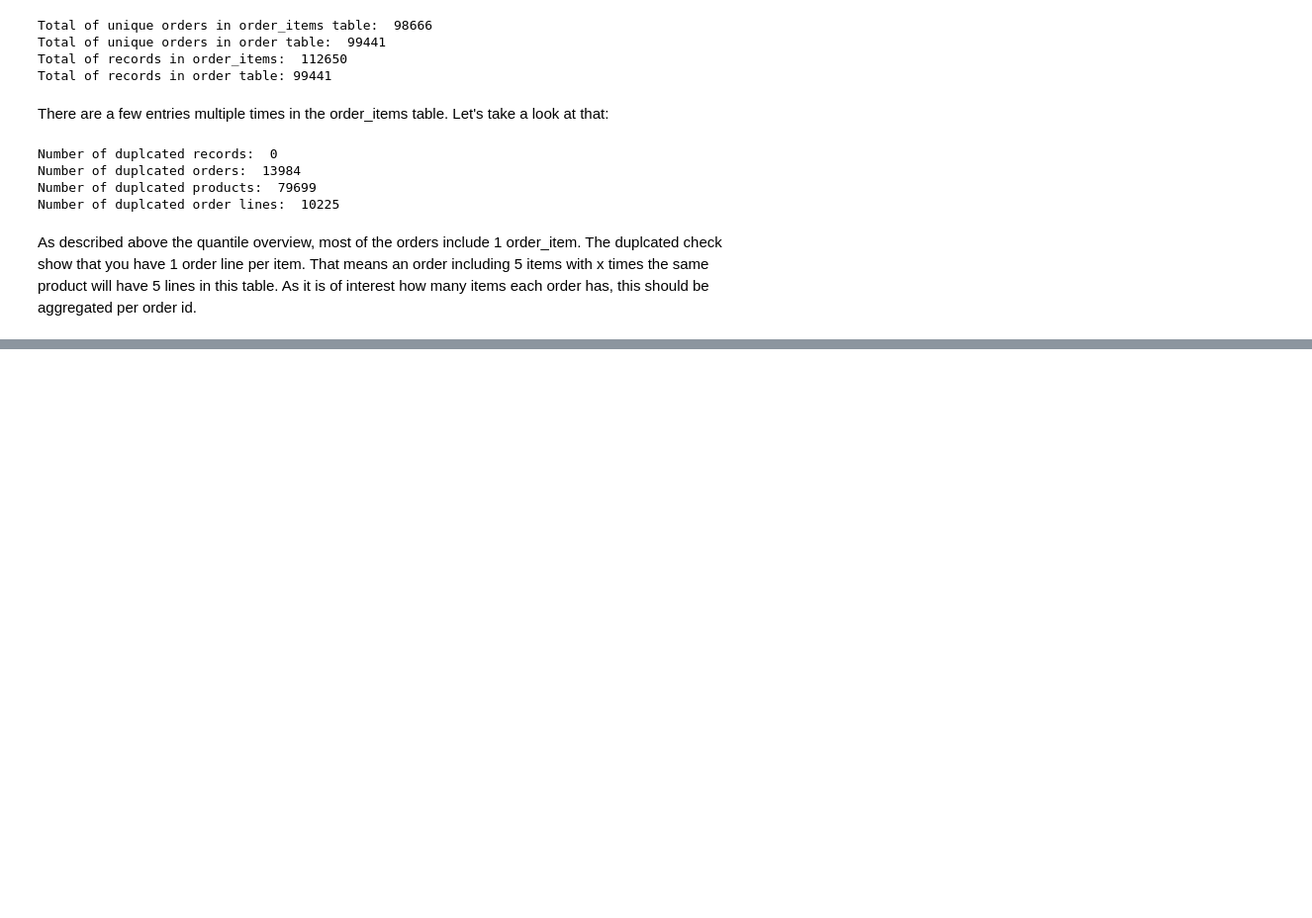
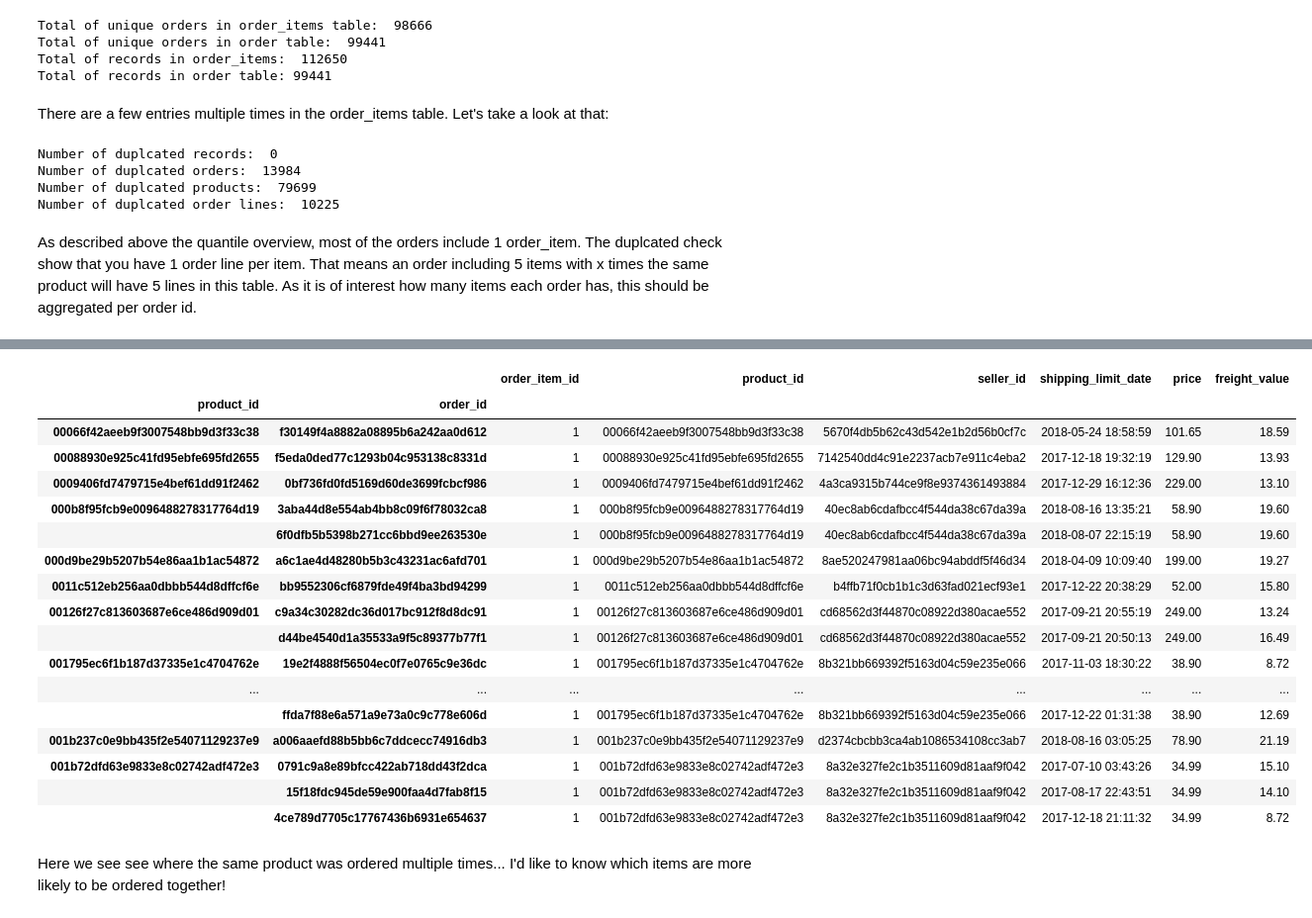
Before and after one commit to Hummelt/Olist-E-Commerce, a Jupyter notebook: order_analysis_II.ipynb, the cells around one changed output, grey strips where cells are left out. Shown: that part at 99% size. Cells and saved outputs as stored; diff of their text form; code cells hidden in the pictures; blank space fills up the shorter version.

```diff
--- a/order_analysis_II.ipynb
+++ b/order_analysis_II.ipynb
@@ -298,0 +296,26 @@ TypeError: 'numpy.ndarray' object is not callable
+# %%
+# Grouping by SKU and order ID:
+df_items_con = df_items.groupby(by=['product_id','order_id']).agg({'order_item_id':'count', 'product_id': 'first','seller_id':'first', 'shipping_limit_date': 'first', 'price': 'first', 'freight_value': 'first'})
+# %%
+df_items_con.head(20)
+# %% [output]
+|  |  | order_item_id | product_id | seller_id | shipping_limit_date | price | freight_value |
+| product_id | order_id |  |  |  |  |  |  |
+| 00066f42aeeb9f3007548bb9d3f33c38 | f30149f4a8882a08895b6a242aa0d612 | 1 | 00066f42aeeb9f3007548bb9d3f33c38 | 5670f4db5b62c43d542e1b2d56b0cf7c | 2018-05-24 18:58:59 | 101.65 | 18.59 |
+| 00088930e925c41fd95ebfe695fd2655 | f5eda0ded77c1293b04c953138c8331d | 1 | 00088930e925c41fd95ebfe695fd2655 | 7142540dd4c91e2237acb7e911c4eba2 | 2017-12-18 19:32:19 | 129.90 | 13.93 |
+| 0009406fd7479715e4bef61dd91f2462 | 0bf736fd0fd5169d60de3699fcbcf986 | 1 | 0009406fd7479715e4bef61dd91f2462 | 4a3ca9315b744ce9f8e9374361493884 | 2017-12-29 16:12:36 | 229.00 | 13.10 |
+| 000b8f95fcb9e0096488278317764d19 | 3aba44d8e554ab4bb8c09f6f78032ca8 | 1 | 000b8f95fcb9e0096488278317764d19 | 40ec8ab6cdafbcc4f544da38c67da39a | 2018-08-16 13:35:21 | 58.90 | 19.60 |
+|  | 6f0dfb5b5398b271cc6bbd9ee263530e | 1 | 000b8f95fcb9e0096488278317764d19 | 40ec8ab6cdafbcc4f544da38c67da39a | 2018-08-07 22:15:19 | 58.90 | 19.60 |
+| 000d9be29b5207b54e86aa1b1ac54872 | a6c1ae4d48280b5b3c43231ac6afd701 | 1 | 000d9be29b5207b54e86aa1b1ac54872 | 8ae520247981aa06bc94abddf5f46d34 | 2018-04-09 10:09:40 | 199.00 | 19.27 |
+| 0011c512eb256aa0dbbb544d8dffcf6e | bb9552306cf6879fde49f4ba3bd94299 | 1 | 0011c512eb256aa0dbbb544d8dffcf6e | b4ffb71f0cb1b1c3d63fad021ecf93e1 | 2017-12-22 20:38:29 | 52.00 | 15.80 |
+| 00126f27c813603687e6ce486d909d01 | c9a34c30282dc36d017bc912f8d8dc91 | 1 | 00126f27c813603687e6ce486d909d01 | cd68562d3f44870c08922d380acae552 | 2017-09-21 20:55:19 | 249.00 | 13.24 |
+|  | d44be4540d1a35533a9f5c89377b77f1 | 1 | 00126f27c813603687e6ce486d909d01 | cd68562d3f44870c08922d380acae552 | 2017-09-21 20:50:13 | 249.00 | 16.49 |
+| 001795ec6f1b187d37335e1c4704762e | 19e2f4888f56504ec0f7e0765c9e36dc | 1 | 001795ec6f1b187d37335e1c4704762e | 8b321bb669392f5163d04c59e235e066 | 2017-11-03 18:30:22 | 38.90 | 8.72 |
+| ... | ... | ... | ... | ... | ... | ... | ... |
+|  | ffda7f88e6a571a9e73a0c9c778e606d | 1 | 001795ec6f1b187d37335e1c4704762e | 8b321bb669392f5163d04c59e235e066 | 2017-12-22 01:31:38 | 38.90 | 12.69 |
+| 001b237c0e9bb435f2e54071129237e9 | a006aaefd88b5bb6c7ddcecc74916db3 | 1 | 001b237c0e9bb435f2e54071129237e9 | d2374cbcbb3ca4ab1086534108cc3ab7 | 2018-08-16 03:05:25 | 78.90 | 21.19 |
+| 001b72dfd63e9833e8c02742adf472e3 | 0791c9a8e89bfcc422ab718dd43f2dca | 1 | 001b72dfd63e9833e8c02742adf472e3 | 8a32e327fe2c1b3511609d81aaf9f042 | 2017-07-10 03:43:26 | 34.99 | 15.10 |
+|  | 15f18fdc945de59e900faa4d7fab8f15 | 1 | 001b72dfd63e9833e8c02742adf472e3 | 8a32e327fe2c1b3511609d81aaf9f042 | 2017-08-17 22:43:51 | 34.99 | 14.10 |
+|  | 4ce789d7705c17767436b6931e654637 | 1 | 001b72dfd63e9833e8c02742adf472e3 | 8a32e327fe2c1b3511609d81aaf9f042 | 2017-12-18 21:11:32 | 34.99 | 8.72 |
+# %% [markdown]
+Here we see see where the same product was ordered multiple times... I'd like to know which items are more likely to be ordered together!
```
Also changed, not shown: parts of 1 cell of this notebook.
